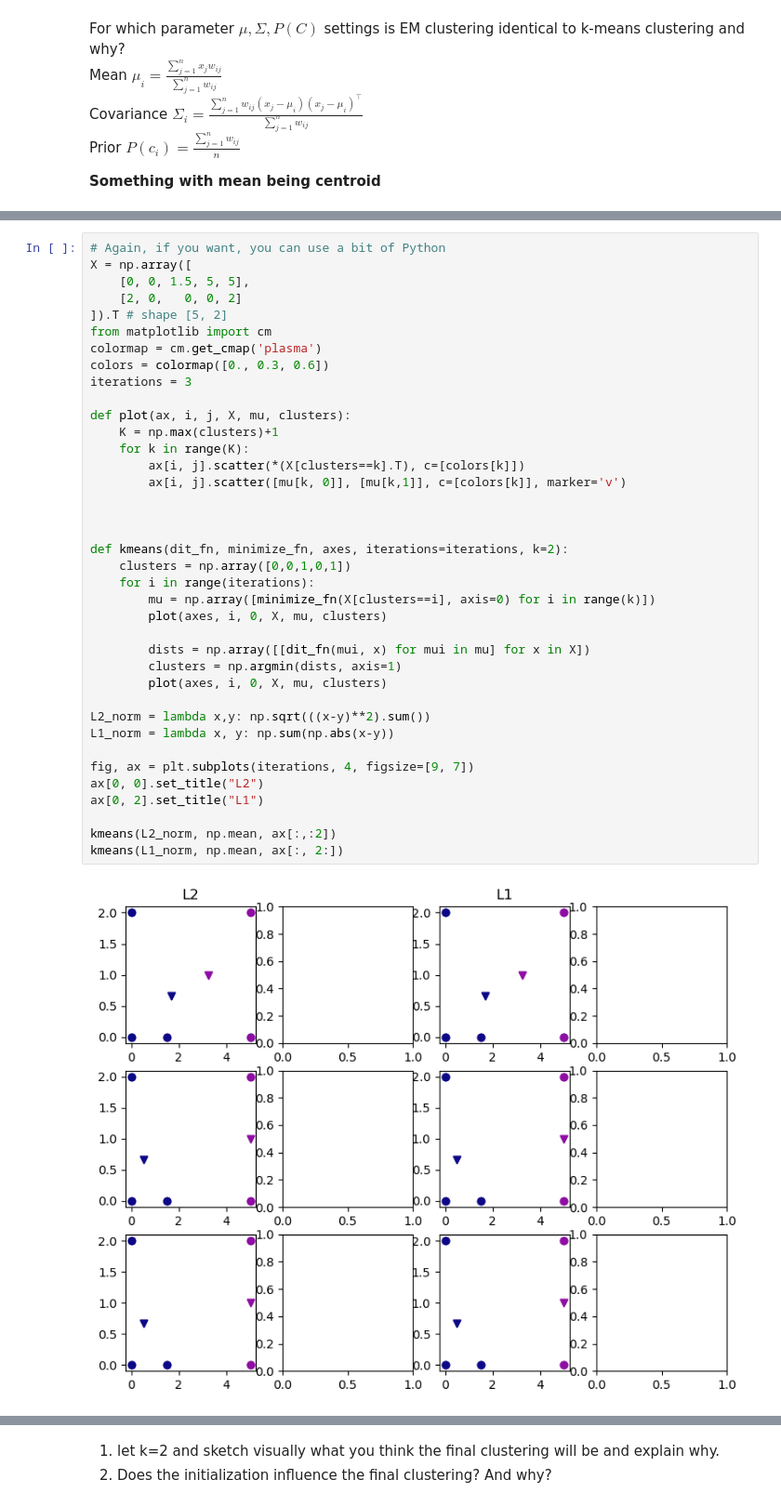
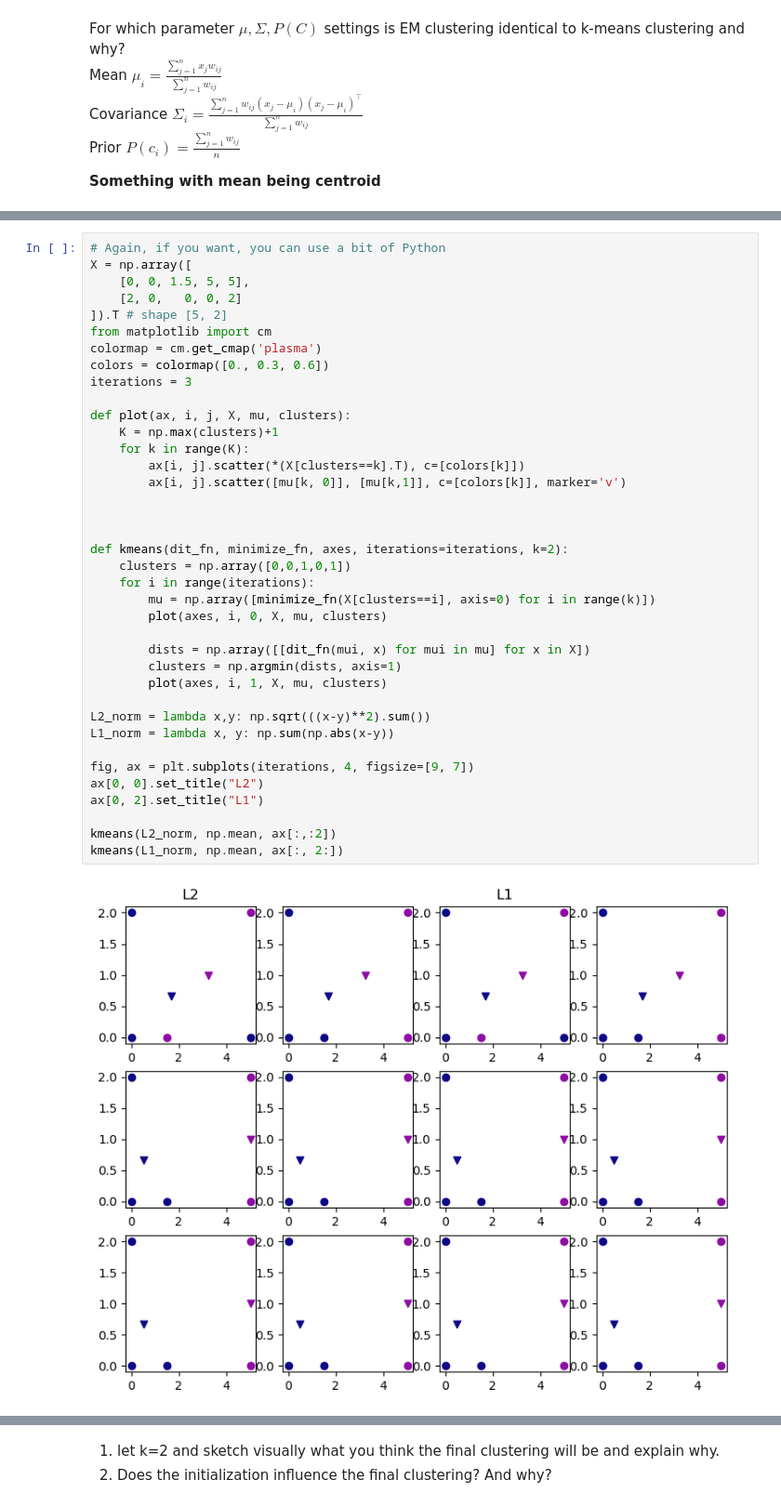
Before and after one commit to Salling18/dm2023-exercises, a Jupyter notebook: exercises/Week-2-clustering-23.ipynb, the cells around one changed output, grey strips where cells are left out. Shown: that part at 93% size. Drawn from its saved outputs; the diff is of its cells as text.

```diff
--- a/exercises/Week-2-clustering-23.ipynb
+++ b/exercises/Week-2-clustering-23.ipynb
@@ -129,35 +129,35 @@ colormap = cm.get_cmap('plasma')
 colors = colormap([0., 0.3, 0.6])
 iterations = 3
 
 def plot(ax, i, j, X, mu, clusters):
     K = np.max(clusters)+1
     for k in range(K):
         ax[i, j].scatter(*(X[clusters==k].T), c=[colors[k]])
         ax[i, j].scatter([mu[k, 0]], [mu[k,1]], c=[colors[k]], marker='v')
 
 
 
 def kmeans(dit_fn, minimize_fn, axes, iterations=iterations, k=2):
     clusters = np.array([0,0,1,0,1])
     for i in range(iterations):
         mu = np.array([minimize_fn(X[clusters==i], axis=0) for i in range(k)])
         plot(axes, i, 0, X, mu, clusters)
 
         dists = np.array([[dit_fn(mui, x) for mui in mu] for x in X])
         clusters = np.argmin(dists, axis=1)
-        plot(axes, i, 0, X, mu, clusters)
+        plot(axes, i, 1, X, mu, clusters)
 
 L2_norm = lambda x,y: np.sqrt(((x-y)**2).sum())
 L1_norm = lambda x, y: np.sum(np.abs(x-y))
 
 fig, ax = plt.subplots(iterations, 4, figsize=[9, 7])
 ax[0, 0].set_title("L2")
 ax[0, 2].set_title("L1")
 
 kmeans(L2_norm, np.mean, ax[:,:2])
 kmeans(L1_norm, np.mean, ax[:, 2:])
 # %% [output]
-[figure, old version]
+[figure, new version]
 # %% [markdown]
 # Optionals
 ## Exercise 7
```
